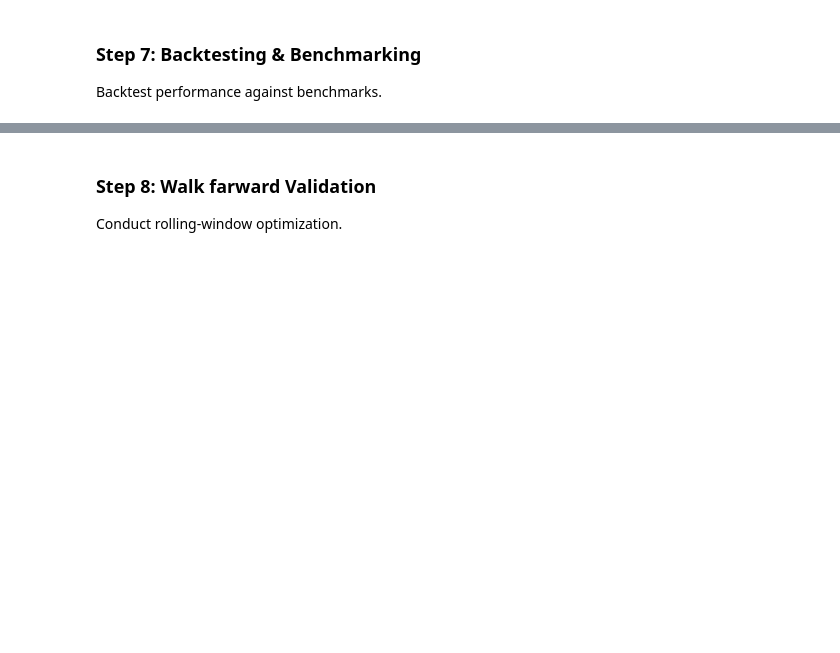
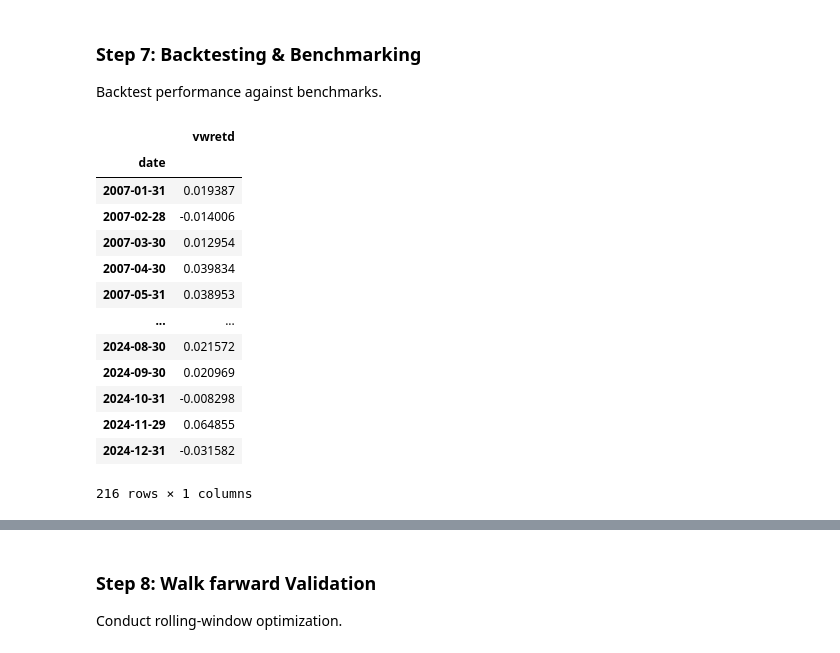
Before and after one commit to simengut/portfolio-optimization-renewable, a Jupyter notebook: InitialAnalysis.ipynb, the cells around one changed output, grey strips where cells are left out. Drawn from its saved outputs; the diff is of its cells as text; code cells hidden in the pictures; blank space fills up the shorter version.

```diff
--- a/InitialAnalysis.ipynb
+++ b/InitialAnalysis.ipynb
@@ -304,0 +321,17 @@ Backtest performance against benchmarks.
+# %%
+sp500
+# %% [output]
+|  | vwretd |
+| date |  |
+| 2007-01-31 | 0.019387 |
+| 2007-02-28 | -0.014006 |
+| 2007-03-30 | 0.012954 |
+| 2007-04-30 | 0.039834 |
+| 2007-05-31 | 0.038953 |
+| ... | ... |
+| 2024-08-30 | 0.021572 |
+| 2024-09-30 | 0.020969 |
+| 2024-10-31 | -0.008298 |
+| 2024-11-29 | 0.064855 |
+| 2024-12-31 | -0.031582 |
+216 rows × 1 columns
```
Also changed, not shown: parts of 9 cells of this notebook, 1 other file.
